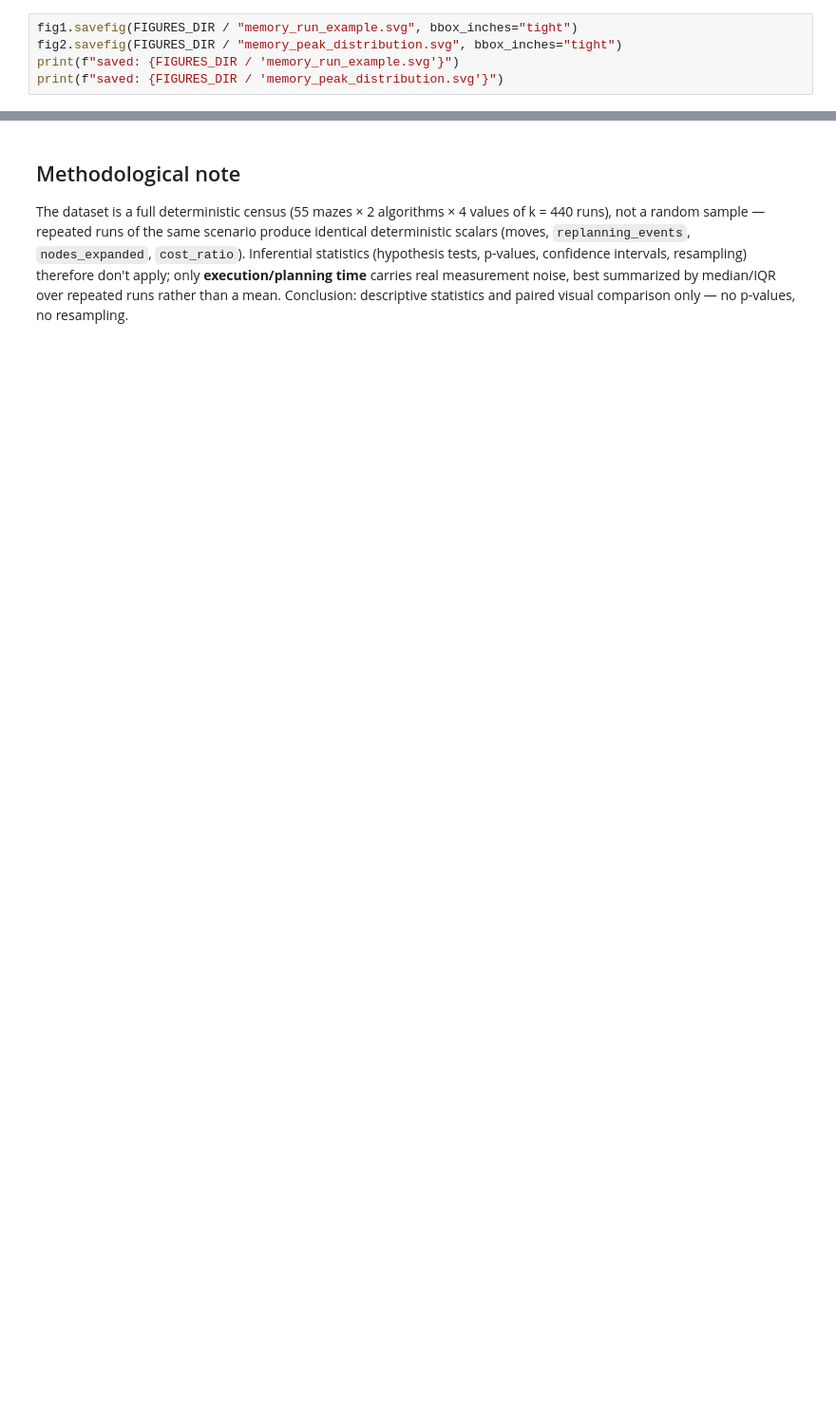
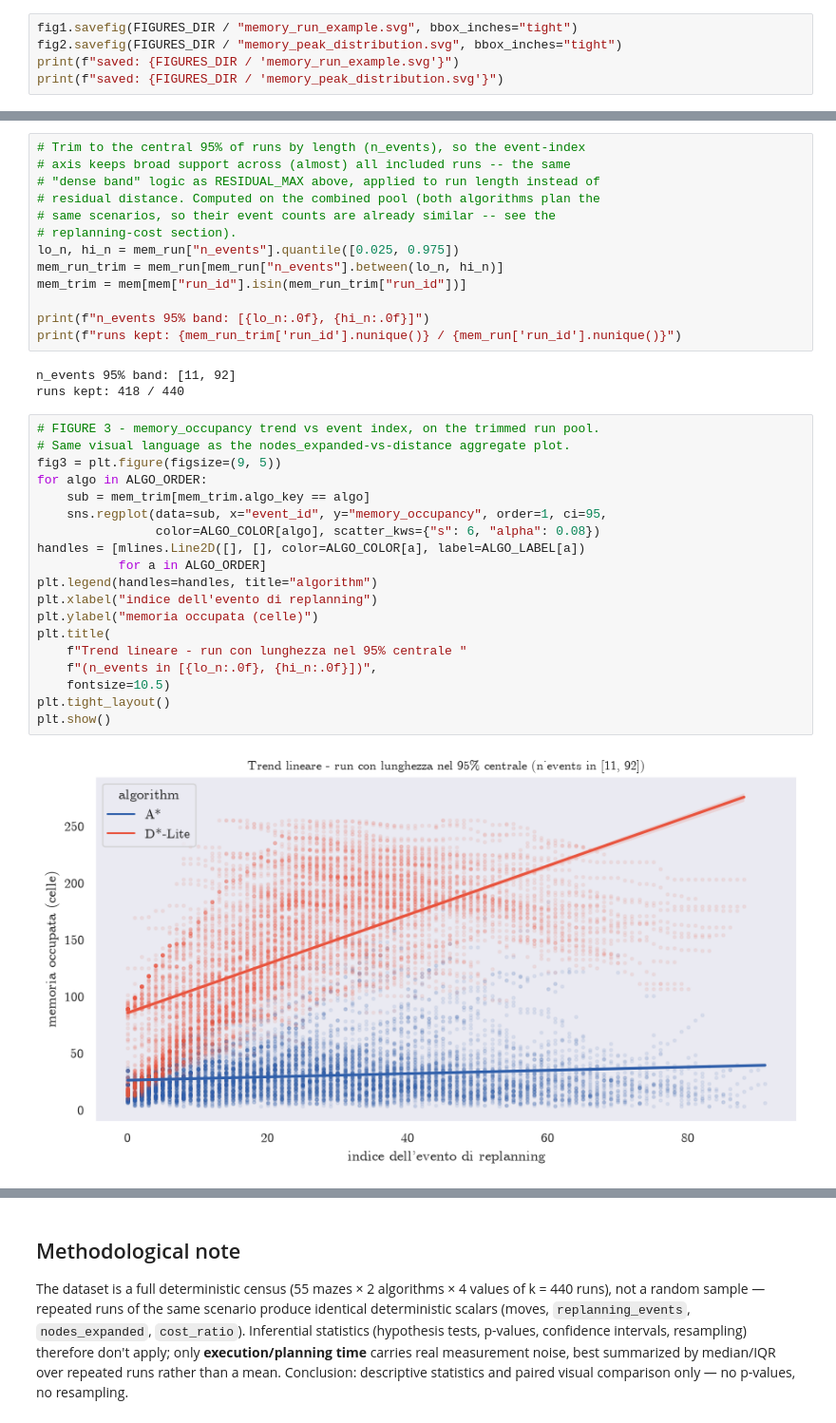
Before and after one commit to FrancescoGuarda/Rob-26-MazeSolver, a Jupyter notebook: notebooks/data_analysis.ipynb, the cells around one changed output, grey strips where cells are left out. Shown at 95% size. Saved outputs shown, nothing was run; the diff lists cells and outputs as text; blank space fills up the shorter version.

Commit message:
new graph

```diff
--- a/notebooks/data_analysis.ipynb
+++ b/notebooks/data_analysis.ipynb
@@ -518,0 +541,37 @@ print(f"saved: {FIGURES_DIR / 'memory_peak_distribution.svg'}")
+# %%
+# Trim to the central 95% of runs by length (n_events), so the event-index
+# axis keeps broad support across (almost) all included runs -- the same
+# "dense band" logic as RESIDUAL_MAX above, applied to run length instead of
+# residual distance. Computed on the combined pool (both algorithms plan the
+# same scenarios, so their event counts are already similar -- see the
+# replanning-cost section).
+lo_n, hi_n = mem_run["n_events"].quantile([0.025, 0.975])
+mem_run_trim = mem_run[mem_run["n_events"].between(lo_n, hi_n)]
+mem_trim = mem[mem["run_id"].isin(mem_run_trim["run_id"])]
+
+print(f"n_events 95% band: [{lo_n:.0f}, {hi_n:.0f}]")
+print(f"runs kept: {mem_run_trim['run_id'].nunique()} / {mem_run['run_id'].nunique()}")
+# %% [output]
+n_events 95% band: [11, 92]
+runs kept: 418 / 440
+# %%
+# FIGURE 3 - memory_occupancy trend vs event index, on the trimmed run pool.
+# Same visual language as the nodes_expanded-vs-distance aggregate plot.
+fig3 = plt.figure(figsize=(9, 5))
+for algo in ALGO_ORDER:
+    sub = mem_trim[mem_trim.algo_key == algo]
+    sns.regplot(data=sub, x="event_id", y="memory_occupancy", order=1, ci=95,
+                color=ALGO_COLOR[algo], scatter_kws={"s": 6, "alpha": 0.08})
+handles = [mlines.Line2D([], [], color=ALGO_COLOR[a], label=ALGO_LABEL[a])
+           for a in ALGO_ORDER]
+plt.legend(handles=handles, title="algorithm")
+plt.xlabel("indice dell'evento di replanning")
+plt.ylabel("memoria occupata (celle)")
+plt.title(
+    f"Trend lineare - run con lunghezza nel 95% centrale "
+    f"(n_events in [{lo_n:.0f}, {hi_n:.0f}])",
+    fontsize=10.5)
+plt.tight_layout()
+plt.show()
+# %% [output]
+[figure, added]
```
Also changed, not shown: parts of 3 cells of this notebook.
